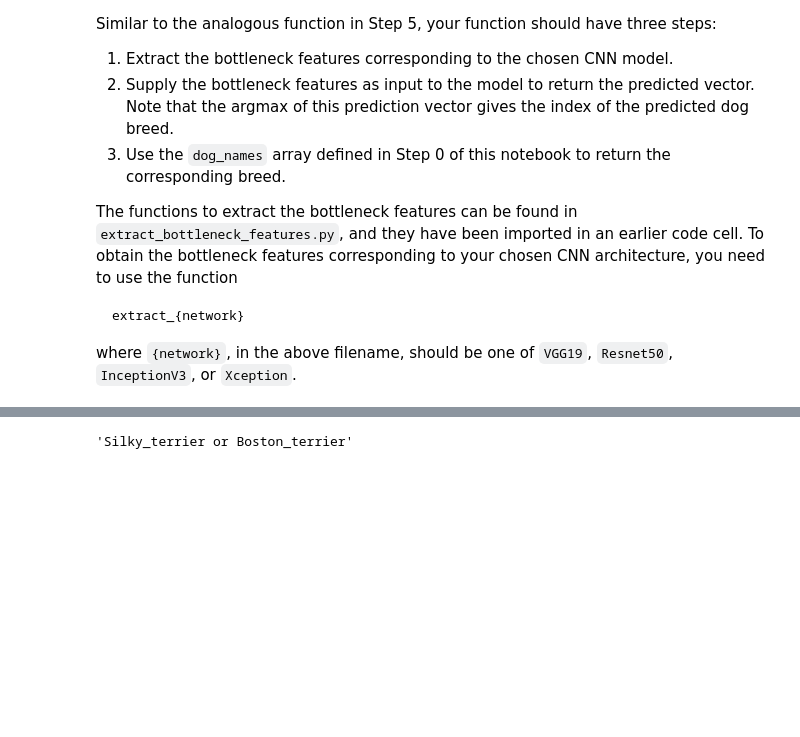
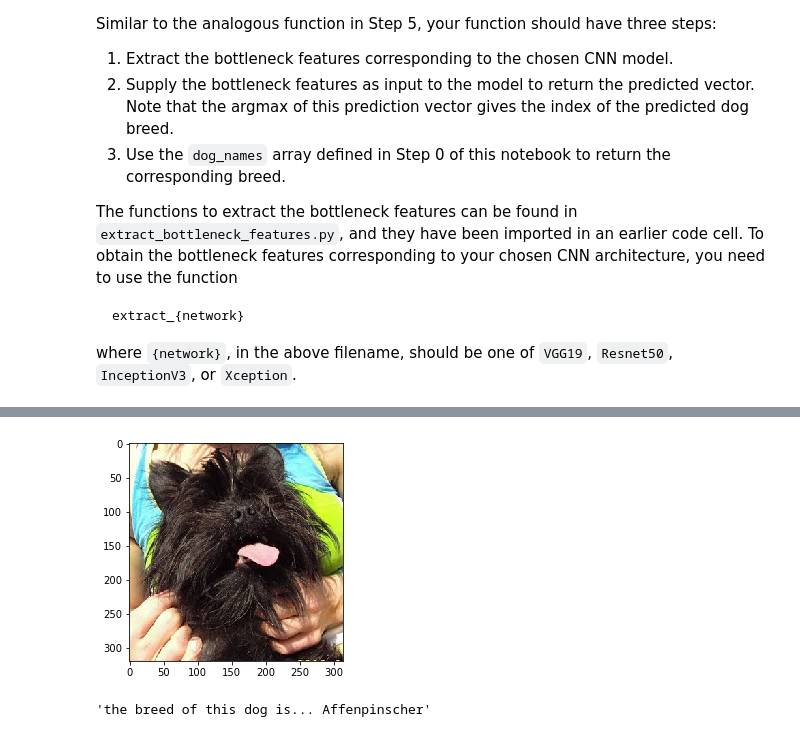
Before and after one commit to pwangonline/dog-project, a Jupyter notebook: dog_app.ipynb, the cells around one changed output, grey strips where cells are left out. Cells and saved outputs as stored; diff of their text form; code cells hidden in the pictures; blank space fills up the shorter version.

Commit message:
answer questions

```diff
--- a/dog_app.ipynb
+++ b/dog_app.ipynb
@@ -764,12 +767,28 @@ Some sample output for our algorithm is provided below, but feel free to design
 ### TODO: Write your algorithm.
 ### Feel free to use as many code cells as needed.
 
-def dogBreedPredict(img_path):
+import matplotlib.pyplot as plt
+import matplotlib.image as mpimg
 
-    if not (face_detector(img_path) or dog_detector(img_path)):
+def dog_breed_predict(img_path):
+
+    is_human = face_detector(img_path)
+    is_dog = dog_detector(img_path)
+
+    img=mpimg.imread(img_path)
+    imgplot = plt.imshow(img)
+    plt.show()
+    answer = ''
+
+    if not (is_human or is_dog):
         return 'Cannot find a face or dog in this image'
 
-    return Resnet_predict_breed(img_path) + ' or ' + VGG16_predict_breed(img_path)
+    if is_human:
+        answer = 'hello human, you look like a... '
+    elif is_dog:
+        answer = 'the breed of this dog is... '
+
+    return answer + Resnet_predict_breed(img_path)
 # %% [markdown]
 ---
 <a id='step7'></a>
@@ -787,7 +812,8 @@ __Answer:__
 # %%
 ## TODO: Execute your algorithm from Step 6 on
 ## at least 6 images on your computer.
 ## Feel free to use as many code cells as needed.
-dogBreedPredict('test/Sun-Honglei-1.jpg')
+dog_breed_predict('test/Affenpinscher_00003.jpg')
 # %% [output]
+[figure, added]
-'Silky_terrier or Boston_terrier'
+'the breed of this dog is... Affenpinscher'
```
Also changed, not shown: parts of 17 cells of this notebook, 8 other files.
